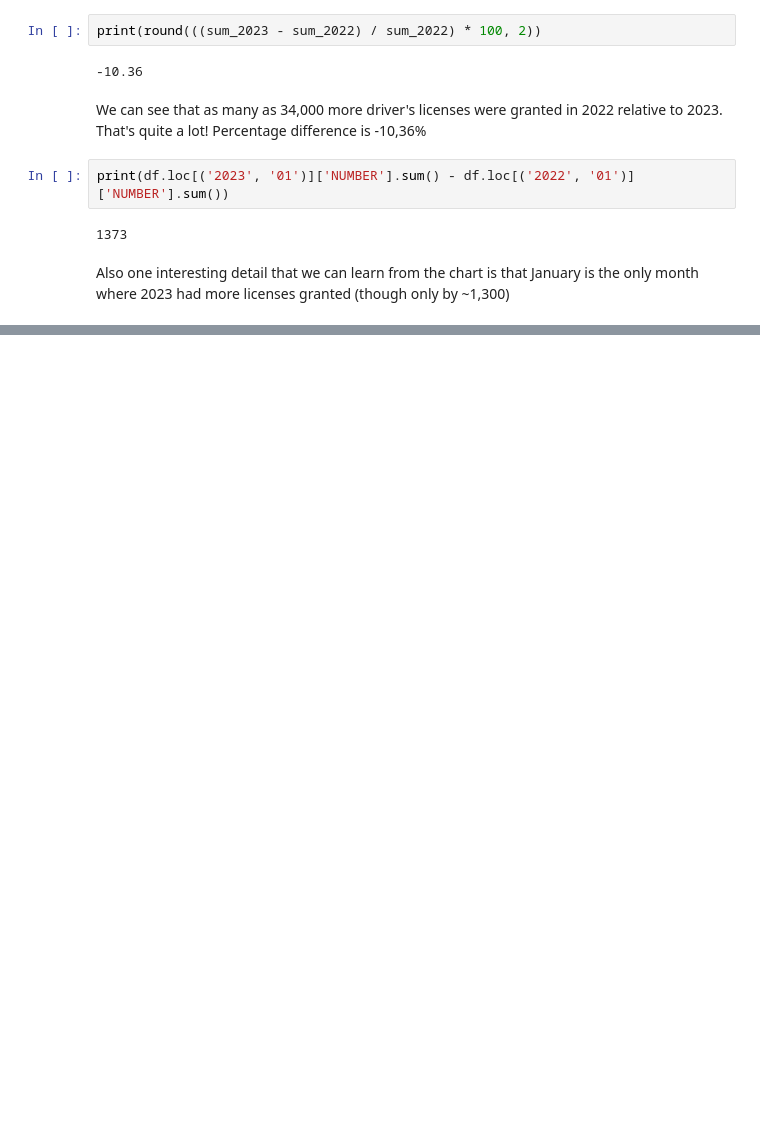
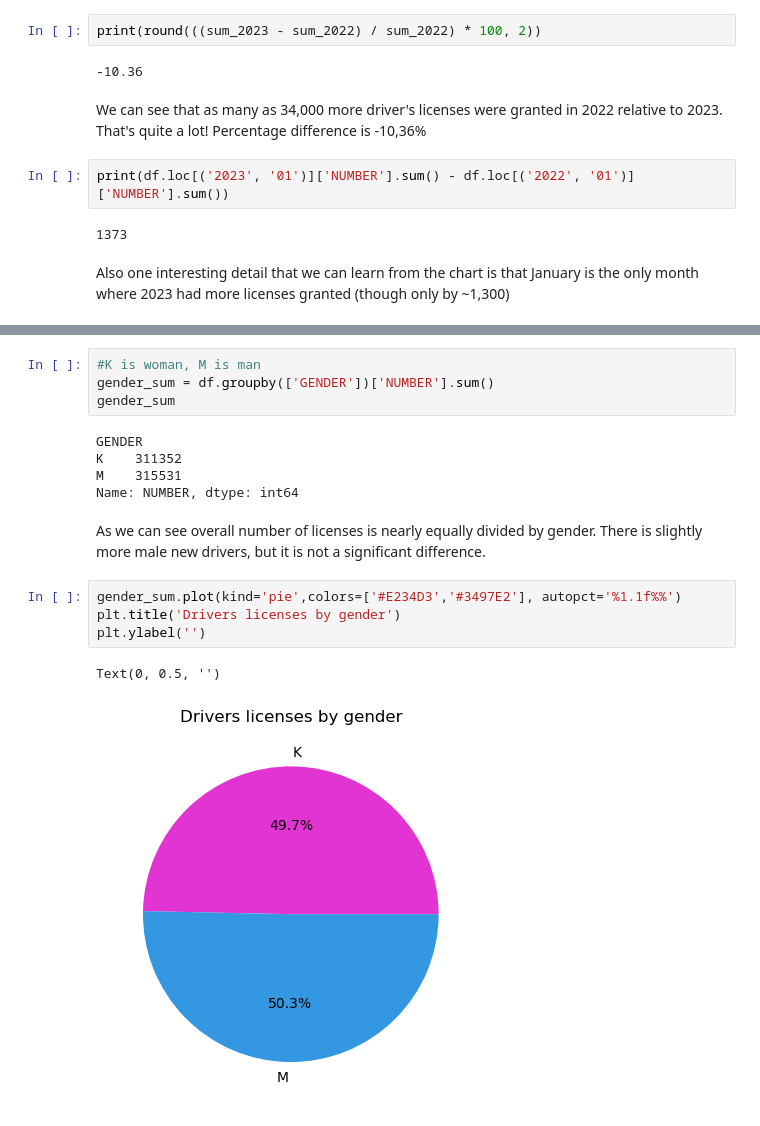
Before and after one commit to izabelakolodziejska/driver_license_analysis, a Jupyter notebook: analysis.ipynb, the cells around one changed output, grey strips where cells are left out. Drawn from its saved outputs; the diff is of its cells as text; blank space fills up the shorter version.

Commit message:
gender and age analysis

```diff
--- a/analysis.ipynb
+++ b/analysis.ipynb
@@ -147,0 +150,18 @@ Also one interesting detail that we can learn from the chart is that January is
+# %%
+#K is woman, M is man
+gender_sum = df.groupby(['GENDER'])['NUMBER'].sum()
+gender_sum
+# %% [output]
+GENDER
+K    311352
+M    315531
+Name: NUMBER, dtype: int64
+# %% [markdown]
+As we can see overall number of licenses is nearly equally divided by gender. There is slightly more male new drivers, but it is not a significant difference.
+# %%
+gender_sum.plot(kind='pie',colors=['#E234D3','#3497E2'], autopct='%1.1f%%')
+plt.title('Drivers licenses by gender')
+plt.ylabel('')
+# %% [output]
+Text(0, 0.5, '')
+[figure, added]
```
Also changed, not shown: parts of 8 cells of this notebook.
